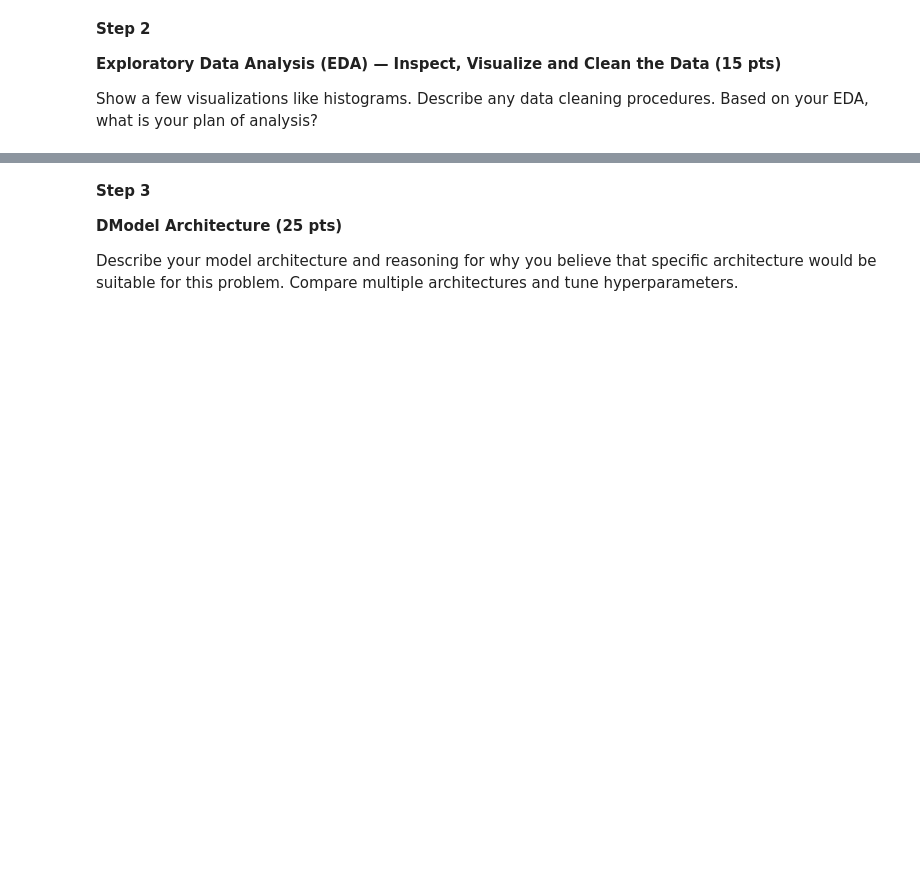
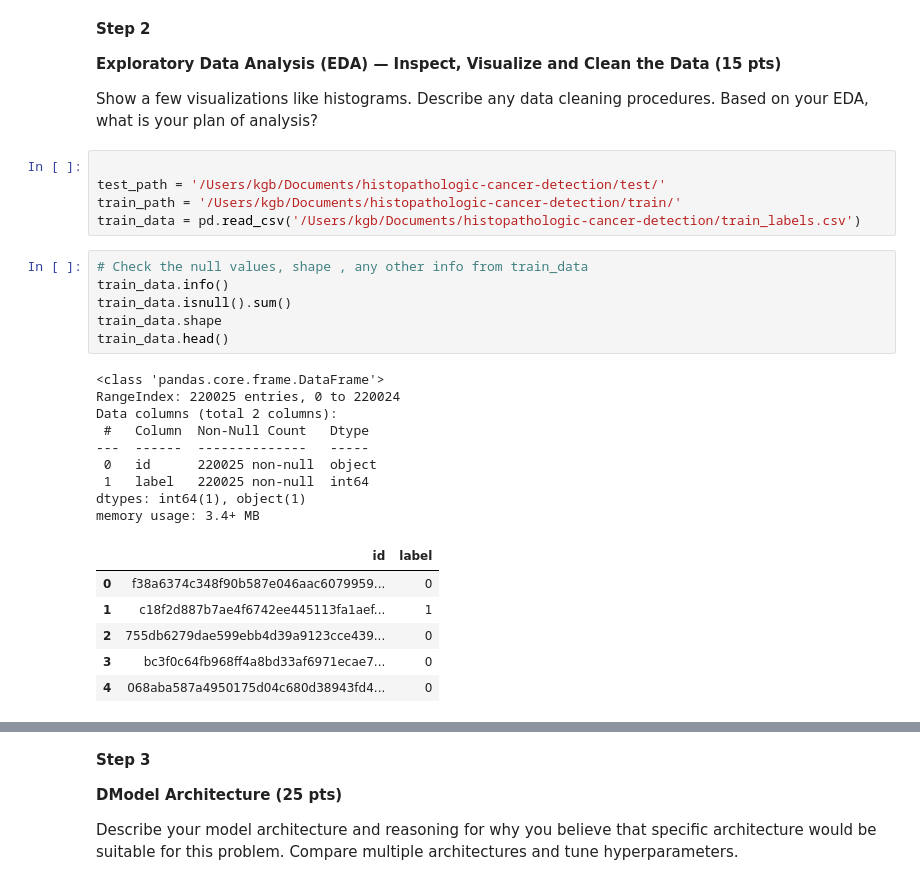
Before and after one commit to girikunche/5511-CNN-Cancer-Detection-Project, a Jupyter notebook: DTSA5511-CNN-Cancer-Detection.ipynb, the cells around one changed output, grey strips where cells are left out. Drawn from its saved outputs; the diff is of its cells as text; blank space fills up the shorter version.

```diff
--- a/DTSA5511-CNN-Cancer-Detection.ipynb
+++ b/DTSA5511-CNN-Cancer-Detection.ipynb
@@ -21,3 +28,30 @@ We are provided with small pathology images. The files are named with an image i
 **Exploratory Data Analysis (EDA) — Inspect, Visualize and Clean the Data (15 pts)**
 
 Show a few visualizations like histograms. Describe any data cleaning procedures. Based on your EDA, what is your plan of analysis?
+# %%
+
+test_path = '/Users/kgb/Documents/histopathologic-cancer-detection/test/'
+train_path = '/Users/kgb/Documents/histopathologic-cancer-detection/train/'
+train_data = pd.read_csv('/Users/kgb/Documents/histopathologic-cancer-detection/train_labels.csv')
+# %%
+# Check the null values, shape , any other info from train_data
+train_data.info()
+train_data.isnull().sum()
+train_data.shape
+train_data.head()
+# %% [output]
+<class 'pandas.core.frame.DataFrame'>
+RangeIndex: 220025 entries, 0 to 220024
+Data columns (total 2 columns):
+ #   Column  Non-Null Count   Dtype
+---  ------  --------------   -----
+ 0   id      220025 non-null  object
+ 1   label   220025 non-null  int64
+dtypes: int64(1), object(1)
+memory usage: 3.4+ MB
+|  | id | label |
+| 0 | f38a6374c348f90b587e046aac6079959... | 0 |
+| 1 | c18f2d887b7ae4f6742ee445113fa1aef... | 1 |
+| 2 | 755db6279dae599ebb4d39a9123cce439... | 0 |
+| 3 | bc3f0c64fb968ff4a8bd33af6971ecae7... | 0 |
+| 4 | 068aba587a4950175d04c680d38943fd4... | 0 |
```
Also changed, not shown: parts of 12 cells of this notebook.
